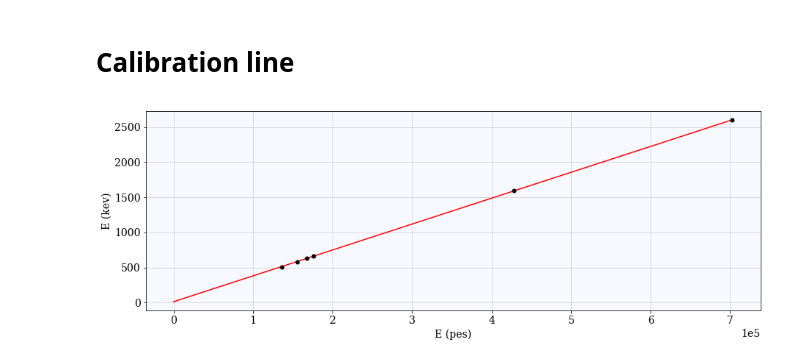
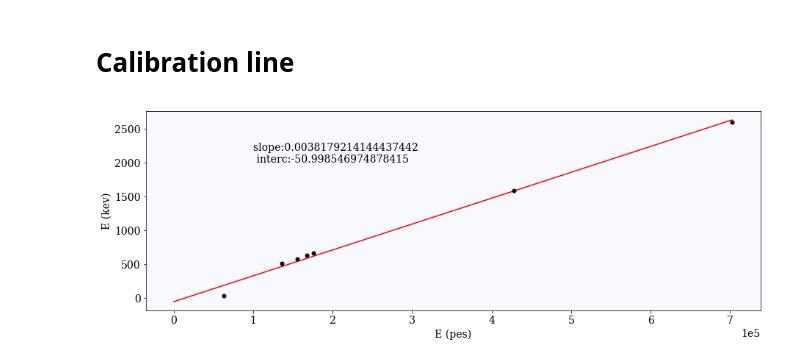
Before and after one commit to gondiaz/ICAROSNB, a Jupyter notebook: GDL/spectra/run_6482.ipynb, the cells around one changed output. Cells and saved outputs as stored; diff of their text form; code cells hidden in the pictures.

```diff
--- a/GDL/spectra/run_6482.ipynb
+++ b/GDL/spectra/run_6482.ipynb
@@ -216,6 +198,9 @@ E = pe1['e']
 #fit
 x0 = np.array([.5*len(E), .5*len(E), 0, np.mean(E), np.std(E)])
 res, cov = pk.pkfit(E, [a,b], x0=x0)
+
+pes.append(res.x[3])
+peserr.append(cov[3][3]**.5)
 # %% [output]
 Optimization terminated successfully.
          Current function value: 99125.253452
@@ -246,6 +221,9 @@ E = xray['e']
 #fit
 x0 = np.array([.5*len(E), .5*len(E), 0, np.mean(E), np.std(E)])
 res, cov = pk.pkfit(E, [a,b], x0=x0)
+
+pes.append(res.x[3])
+peserr.append(cov[3][3]**.5)
 # %% [output]
 Optimization terminated successfully.
          Current function value: 148379.362083
@@ -288,6 +256,9 @@ E = xr1['e']
 #fit
 x0 = np.array([.5*len(E), .5*len(E), 0, np.mean(E), np.std(E)])
 res, cov = pk.pkfit(E, [a,b], x0=x0)
+
+pes.append(res.x[3])
+peserr.append(cov[3][3]**.5)
 # %% [output]
 Optimization terminated successfully.
          Current function value: 1220330.555729
@@ -312,20 +273,22 @@ ax.set_ylabel('Entries');
 # %%
 pt = ['Thpk', 'Thde', 'Cs', 'CsXRay' , 'Peak1', 'XRay2']
 
-pes    = np.array([702452, 427906, 176084, 167679, 155196, 135683])
-peserr = np.array([778   , 152   , 38    , 240   , 158   , 161   ])
+pes    = np.array(pes)
+peserr = np.array(peserr)
 
-kev = np.array([2600, 1592.5, 661.6, 633.9, 583, 510])
+kev = np.array([2600, 1592.5, 661.6, 633.9, 583, 510, 41])
 # %%
 fig = plt.figure()
 ax = fig.add_subplot(111)
 
 p, c = np.polyfit(pes, kev, 1)
 ax.errorbar(pes, kev, xerr=peserr, fmt='o', markersize=5, color='black');
 e=np.linspace(0, pes.max())
 ax.plot(e, p*e + c, c='r');
 
+ax.text(1e5, 2e3, s=f'slope:{p} \n interc:{c}')
+
 ax.set_xlabel('E (pes)');
 ax.set_ylabel('E (kev)');
 # %% [output]
-[figure, old version]
+[figure, new version]
```
Also changed, not shown: parts of 24 cells of this notebook, 8 other files.
